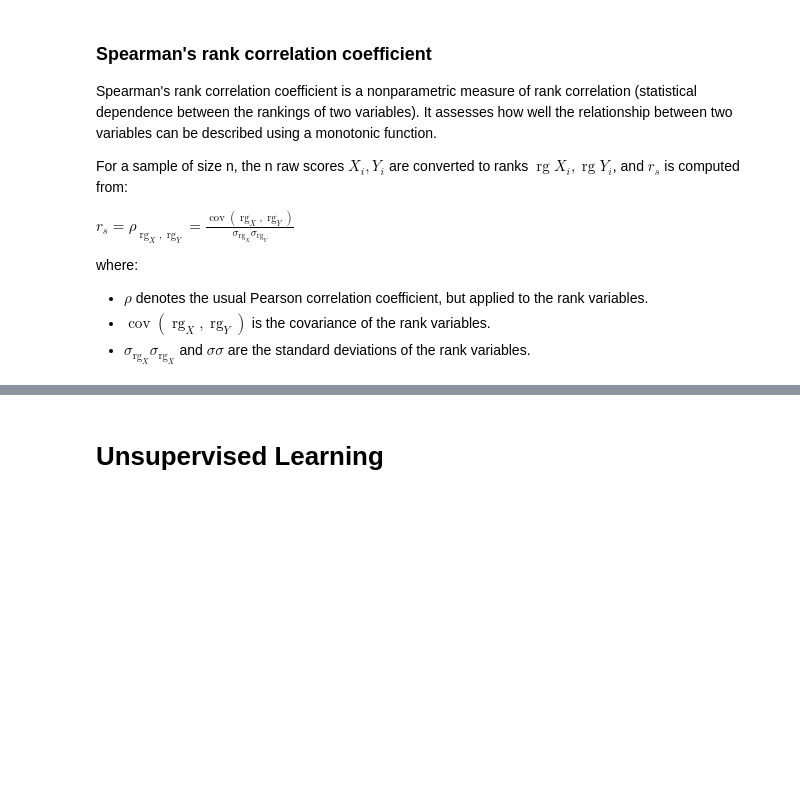
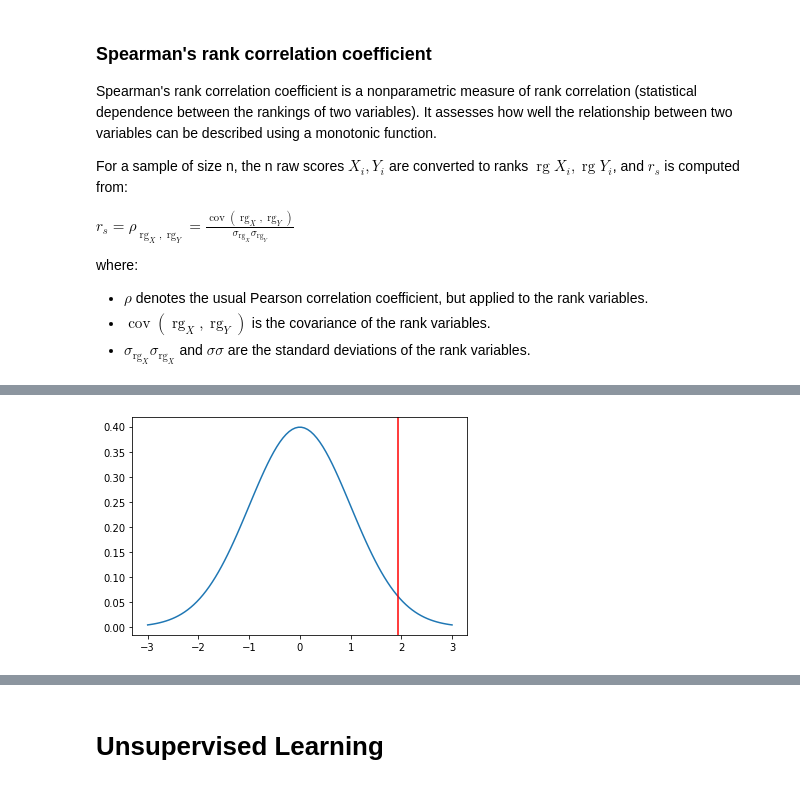
Before and after one commit to titidutarn/DataScience, a Jupyter notebook: DataScience.ipynb, the cells around one changed output, grey strips where cells are left out. Cells and saved outputs as stored; diff of their text form; code cells hidden in the pictures; blank space fills up the shorter version.

```diff
--- a/DataScience.ipynb
+++ b/DataScience.ipynb
@@ -182,0 +215,13 @@ ${\displaystyle {\sqrt {n}}\left(S_{n}-\mu \right)\ {\xrightarrow {d}}\ N\left(0
+# %%
+l = [-3,1,2,3,6,9]
+Z = (np.mean(l) - 0) / (np.std(l)/math.sqrt(len(l)))
+
+mu = 0
+variance = 1
+sigma = math.sqrt(variance)
+x = np.linspace(mu - 3*sigma, mu + 3*sigma, 100)
+plt.plot(x, st.norm.pdf(x, mu, sigma))
+plt.axvline(Z,c="r")
+plt.show()
+# %% [output]
+[figure, added]
```
Also changed, not shown: parts of 27 cells of this notebook.
